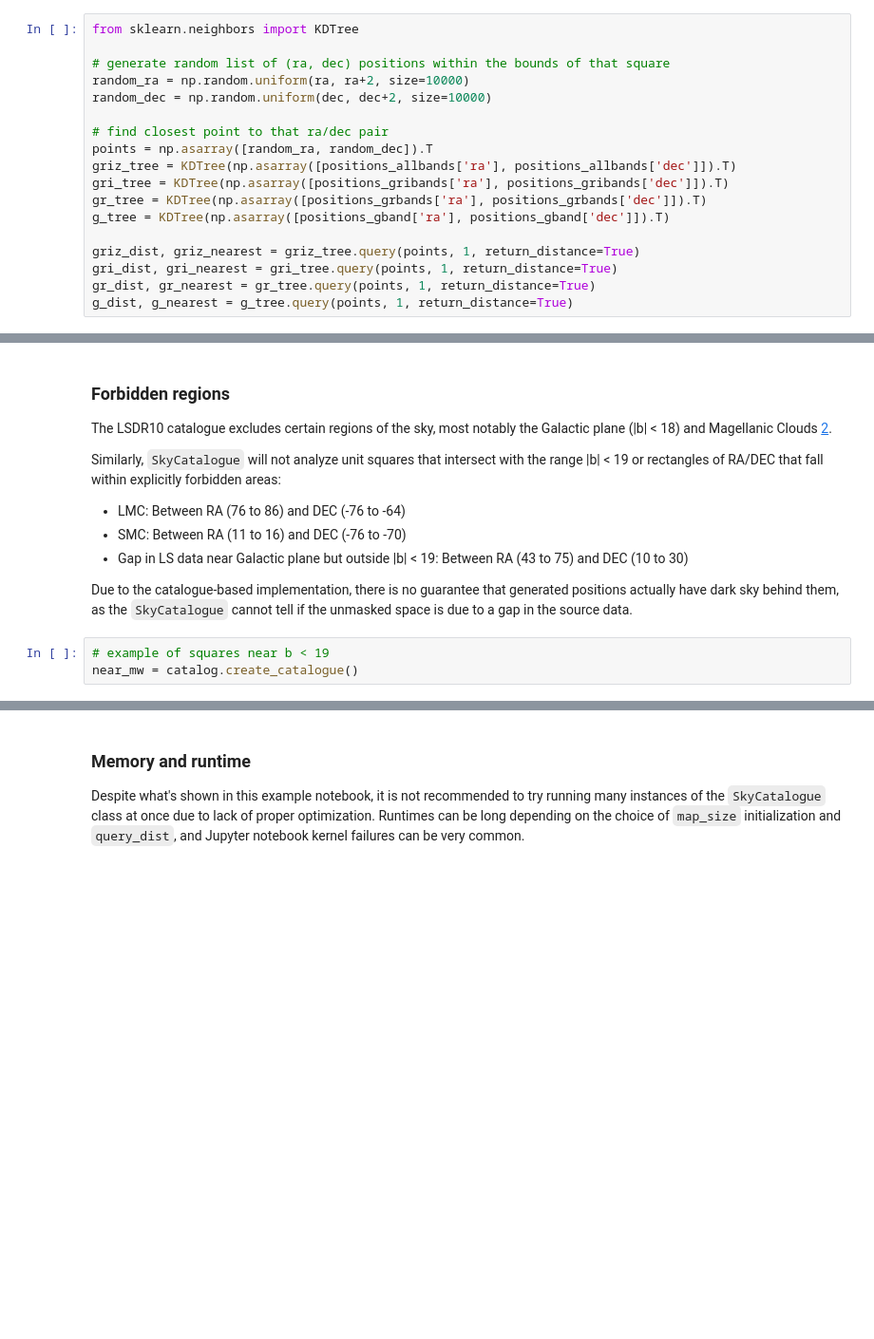
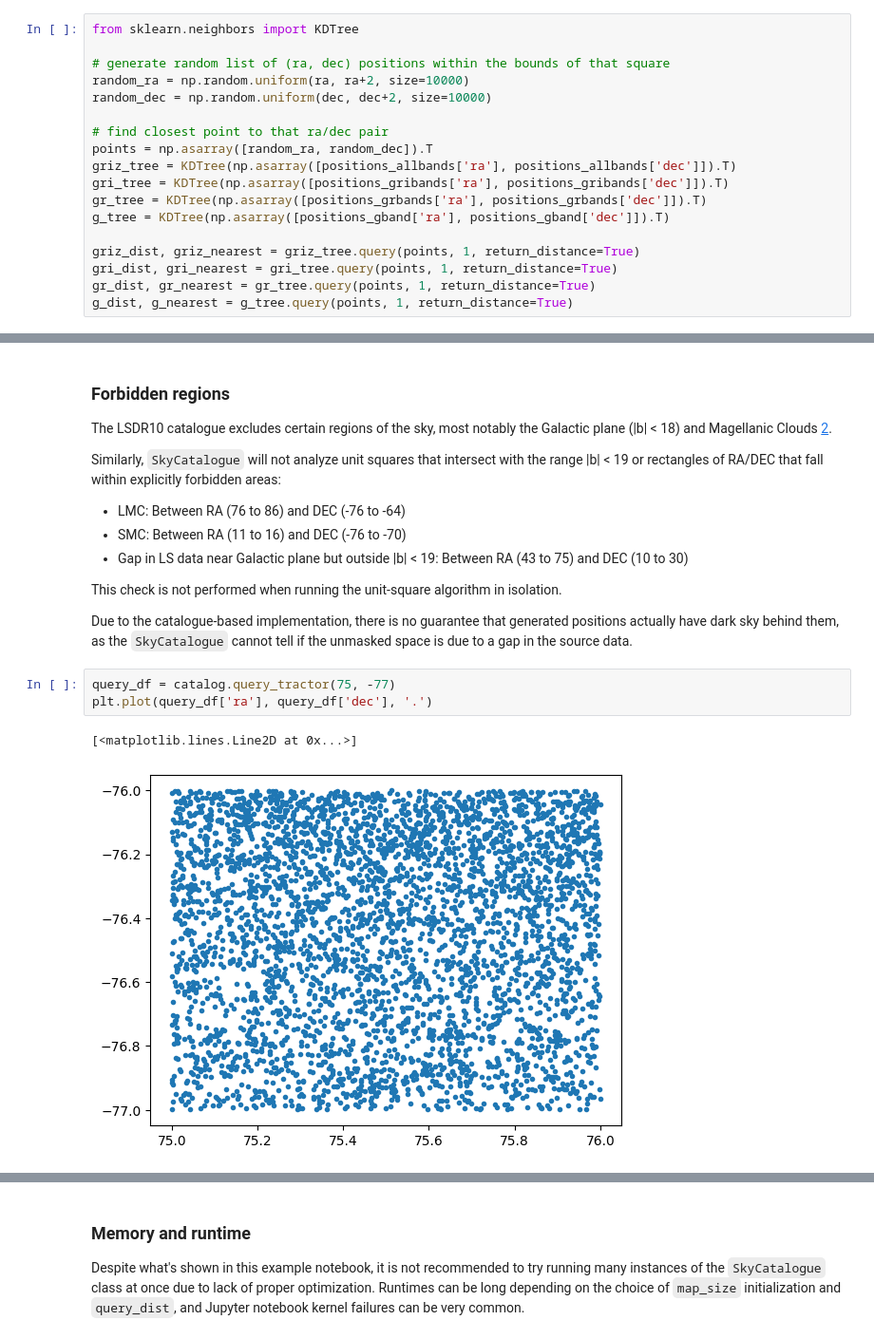
Before and after one commit to cyb0rb/WiFeS_Catalog, a Jupyter notebook: generating_catalogs.ipynb, the cells around one changed output, grey strips where cells are left out. Shown at 95% size. Drawn from its saved outputs; the diff is of its cells as text; blank space fills up the shorter version.

```diff
--- a/generating_catalogs.ipynb
+++ b/generating_catalogs.ipynb
@@ -225,7 +310,12 @@ Similarly, `SkyCatalogue` will not analyze unit squares that intersect with the
 - SMC: Between RA (11 to 16) and DEC (-76 to -70)
 - Gap in LS data near Galactic plane but outside |b| < 19: Between RA (43 to 75) and DEC (10 to 30)
 
+This check is not performed when running the unit-square algorithm in isolation.
+
 Due to the catalogue-based implementation, there is no guarantee that generated positions actually have dark sky behind them, as the `SkyCatalogue` cannot tell if the unmasked space is due to a gap in the source data.
-# %%
-# example of squares near b < 19
-near_mw = catalog.create_catalogue()
+# %%
+query_df = catalog.query_tractor(75, -77)
+plt.plot(query_df['ra'], query_df['dec'], '.')
+# %% [output]
+[<matplotlib.lines.Line2D at 0x...>]
+[figure, added]
```
Also changed, not shown: parts of 16 cells of this notebook, 1 other file.
